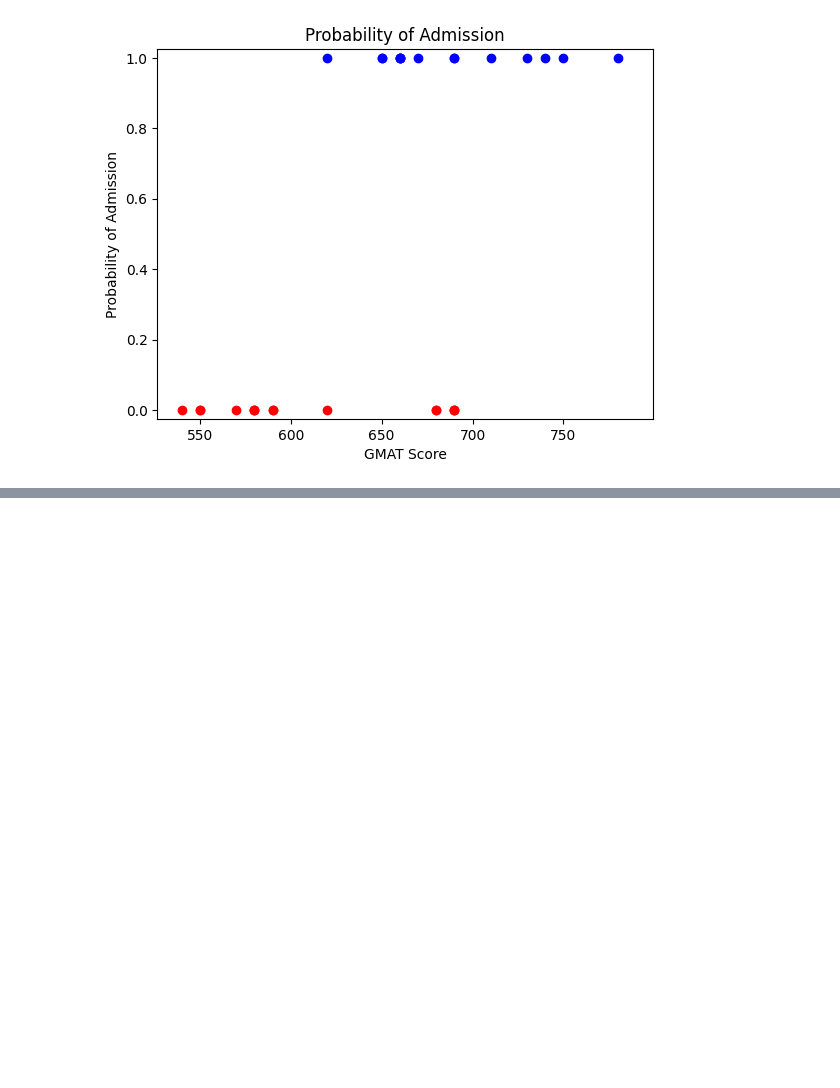
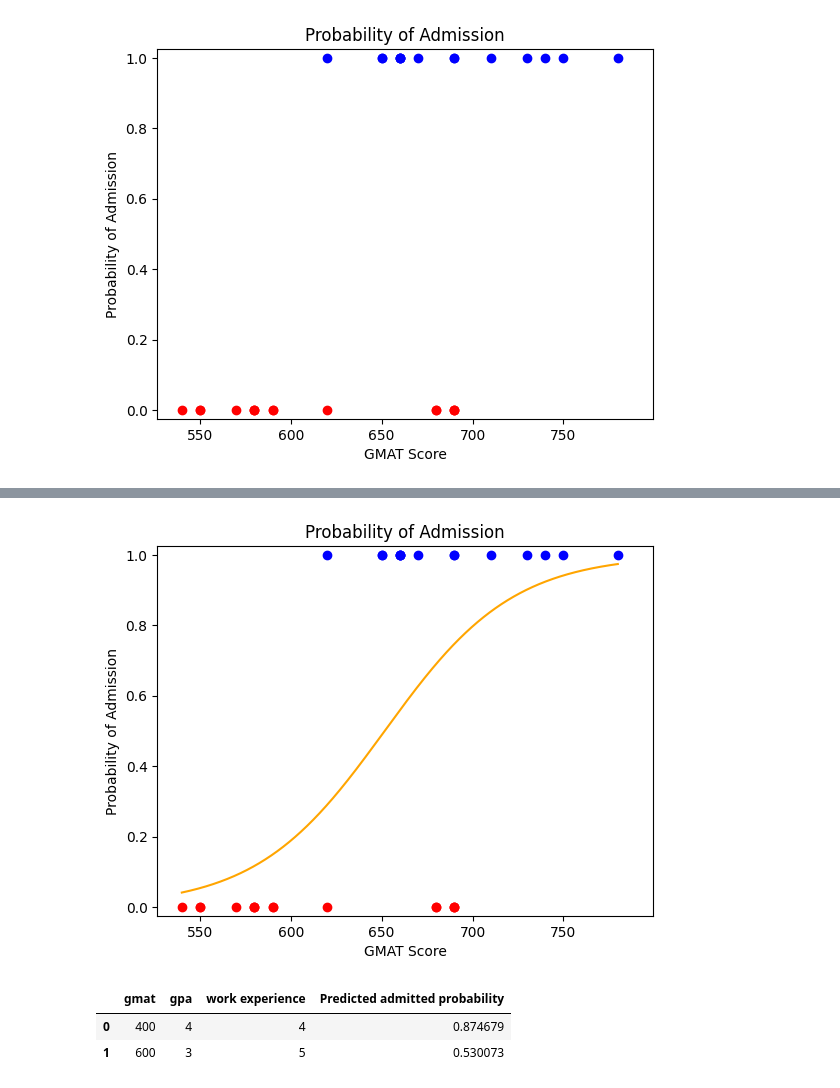
Before and after one commit to NotAHuman1230/MathWorks, a Jupyter notebook: LogisticRegression/LogisticRegression.ipynb, the cells around one changed output, grey strips where cells are left out. Drawn from its saved outputs; the diff is of its cells as text; code cells hidden in the pictures; blank space fills up the shorter version.

```diff
--- a/LogisticRegression/LogisticRegression.ipynb
+++ b/LogisticRegression/LogisticRegression.ipynb
@@ -37,12 +36,14 @@ def plotting(x):
     plt.xlim(min(x)*0.975, max(x)*1.025)
     plt.ylim(-0.025, 1.025)
 
-dependentFalse = data[data[dependent] == 0]
-dependentTrue = data[data[dependent] == 1]
+def testingScatters(testingIndependent):
+    dependentFalse = data[data[dependent] == 0]
+    dependentTrue = data[data[dependent] == 1]
 
-plt.scatter(dependentFalse[independents[0]], dependentFalse[dependent], color='red')
-plt.scatter(dependentTrue[independents[0]], dependentTrue[dependent], color='blue')
+    plt.scatter(dependentFalse[testingIndependent], dependentFalse[dependent], color='red')
+    plt.scatter(dependentTrue[testingIndependent], dependentTrue[dependent], color='blue')
 
+testingScatters(independents[0])
 plotting(data[independents[0]])
 # %% [output]
 [figure]
@@ -68,3 +74,30 @@ Logit Regression Results
 | gmat | 0.0025 | 0.018 | 0.141 | 0.888 | -0.032 | 0.037 |
 | gpa | 3.3208 | 2.397 | 1.385 | 0.166 | -1.378 | 8.020 |
 | work experience | 0.9975 | 0.585 | 1.704 | 0.088 | -0.150 | 2.145 |
+# %%
+import numpy as np
+
+visualisationValues = np.arange(min(data[independents[0]]), max(data[independents[0]]), 0.01)
+prediction = testingModel.predict(sm.add_constant(visualisationValues))
+
+plt.plot(visualisationValues, prediction, color='orange')
+
+testingScatters(independents[0])
+plotting(data[independents[0]])
+# %% [output]
+[figure, added]
+# %%
+predictionValues = [[400, 4, 4],
+                    [600, 3, 5]]
+predictionFrame = pd.DataFrame()
+
+for i, v in enumerate(predictionValues[0]):
+    predictionFrame[independents[i]] = [x[i] for x in predictionValues]
+
+prediction = model.predict(sm.add_constant(predictionFrame))
+predictionFrame[f"Predicted {dependent} probability"] = prediction
+predictionFrame
+# %% [output]
+|  | gmat | gpa | work experience | Predicted admitted probability |
+| 0 | 400 | 4 | 4 | 0.874679 |
+| 1 | 600 | 3 | 5 | 0.530073 |
```
Also changed, not shown: parts of 2 cells of this notebook.
